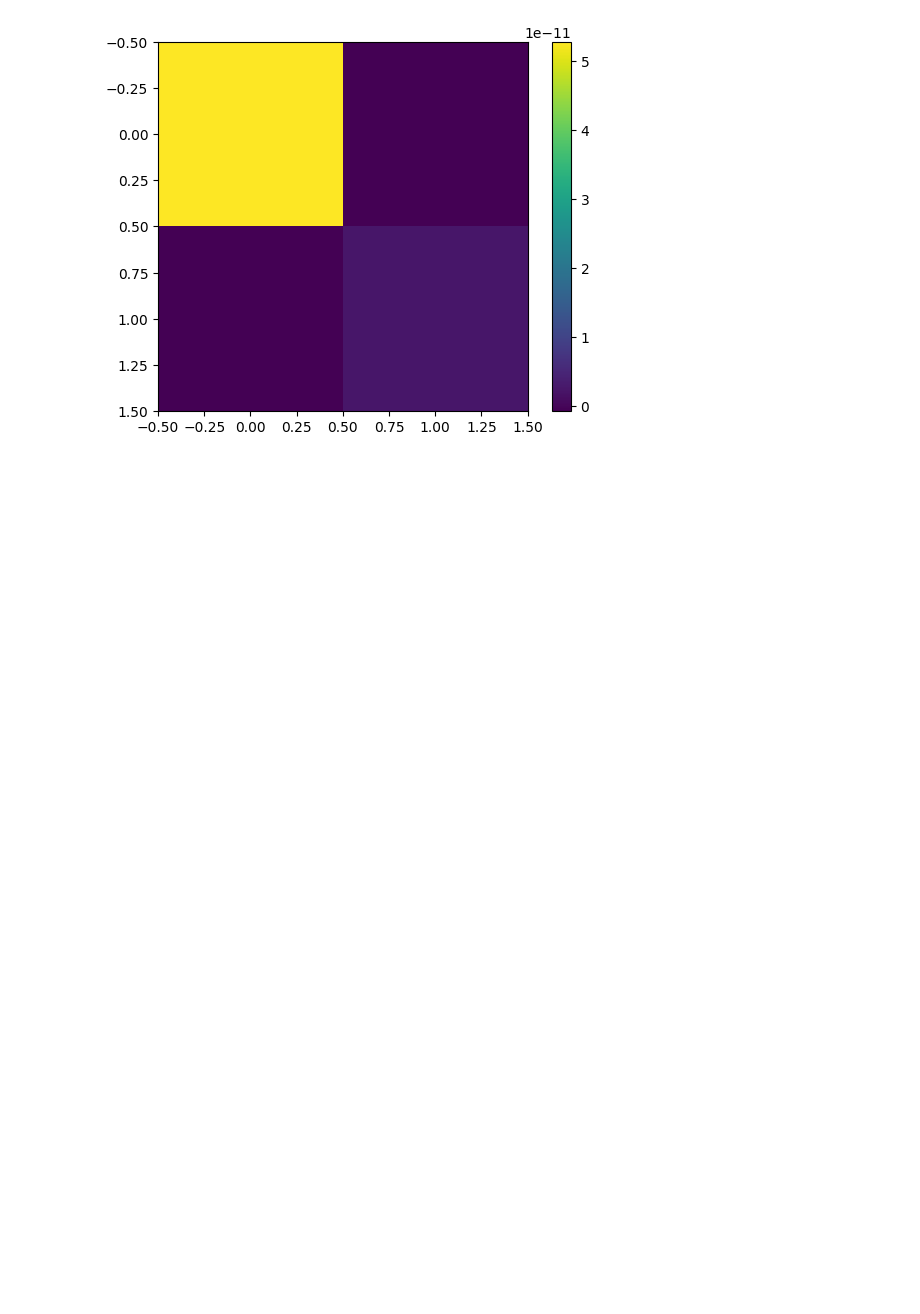
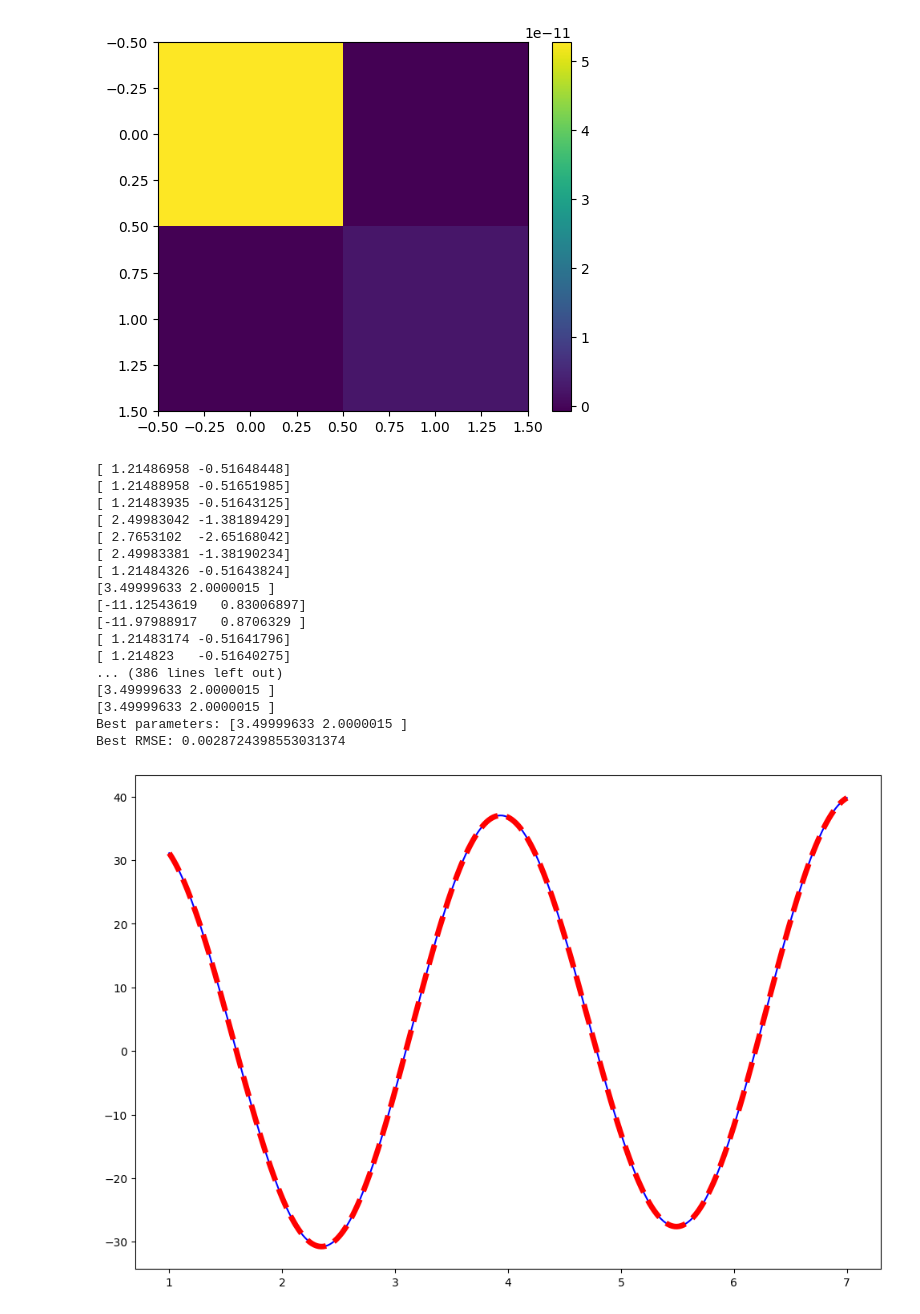
Before and after one commit to archimage-wiz/MathMDS, a Jupyter notebook: MDS-new/HW_6_upd.ipynb, the cells around one changed output. Cells and saved outputs as stored; diff of their text form; code cells hidden in the pictures; blank space fills up the shorter version.

```diff
--- a/MDS-new/HW_6_upd.ipynb
+++ b/MDS-new/HW_6_upd.ipynb
@@ -83,3 +83,54 @@ plt.show()
 [[ 5.27972603e-11 -7.21861762e-13]
  [-7.21861762e-13  2.61397362e-12]]
 [figure]
+# %%
+a_range = np.arange(0, 2, 0.1)
+b_range = np.arange(0, 2, 0.1)
+
+# Инициализируем переменные для хранения лучших параметров и RMSE
+best_params = None
+best_rmse = float('inf')
+
+# Перебираем параметры и находим модель с наименьшим RMSE
+for a in a_range:
+    for b in b_range:
+        # Вызываем curve_fit для текущих параметров
+        params, _ = curve_fit(f, x, y, [a, b])
+        print(params)
+
+        # Вычисляем прогнозные значения и RMSE
+        y_pred = f(x, *params)
+        rmse = np.sqrt(np.mean((y - y_pred) ** 2))
+
+        # Сохраняем параметры, если RMSE меньше текущего лучшего
+        if rmse < best_rmse:
+            best_params = params
+            best_rmse = rmse
+
+# Выводим лучшие параметры и RMSE
+print('Best parameters:', best_params)
+print('Best RMSE:', best_rmse)
+
+plt.figure(figsize = (12, 8))
+plt.plot(x, y, color='blue')
+plt.plot(x, f(x, best_params[0], best_params[1]), color = 'red', linestyle = '--', linewidth = 5)
+plt.show()
+# %% [output]
+[ 1.21486958 -0.51648448]
+[ 1.21488958 -0.51651985]
+[ 1.21483935 -0.51643125]
+[ 2.49983042 -1.38189429]
+[ 2.7653102  -2.65168042]
+[ 2.49983381 -1.38190234]
+[ 1.21484326 -0.51643824]
+[3.49999633 2.0000015 ]
+[-11.12543619   0.83006897]
+[-11.97988917   0.8706329 ]
+[ 1.21483174 -0.51641796]
+[ 1.214823   -0.51640275]
+... (386 lines left out)
+[3.49999633 2.0000015 ]
+[3.49999633 2.0000015 ]
+Best parameters: [3.49999633 2.0000015 ]
+Best RMSE: 0.0028724398553031374
+[figure, added]
```
